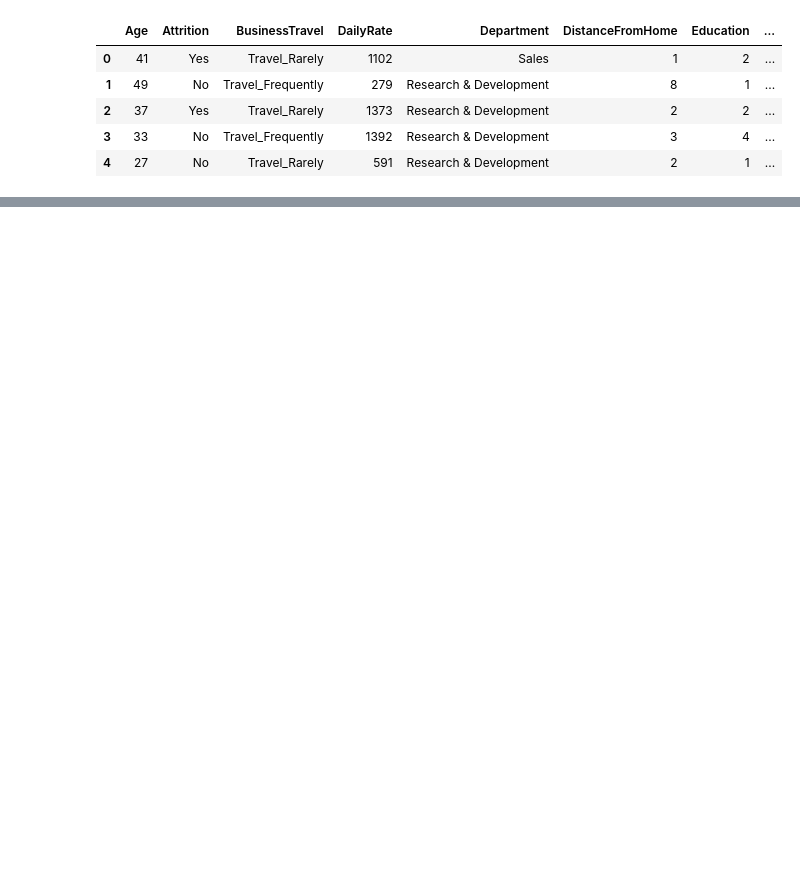
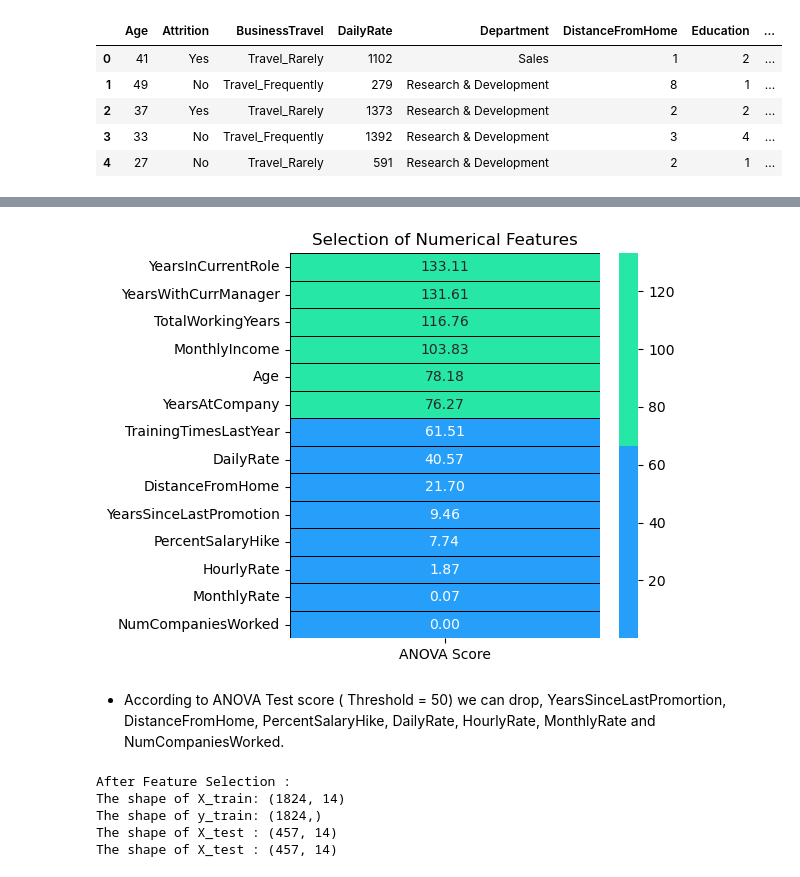
Before and after one commit to LasaK97/Employee-Attrition-and-Performance-EDA-Model-, a Jupyter notebook: src/model.ipynb, the cells around one changed output, grey strips where cells are left out. Drawn from its saved outputs; the diff is of its cells as text; code cells hidden in the pictures; blank space fills up the shorter version.

```diff
--- a/src/model.ipynb
+++ b/src/model.ipynb
@@ -52,0 +296,19 @@ emp_df.head()
+# %%
+numerical_features = ['Age', 'DailyRate', 'DistanceFromHome', 'HourlyRate', 'MonthlyIncome', 'MonthlyRate', 'NumCompaniesWorked',
+                 'PercentSalaryHike', 'TotalWorkingYears', 'TrainingTimesLastYear', 'YearsAtCompany',
+                 'YearsInCurrentRole', 'YearsSinceLastPromotion', 'YearsWithCurrManager']
+# %%
+num_features = X_train.loc[:,numerical_features]
+# %%
+best_features = SelectKBest(score_func = f_classif,k = 'all')
+fit = best_features.fit(num_features,target)
+
+featureScores = pd.DataFrame(data = fit.scores_,index = list(num_features.columns),columns = ['ANOVA Score'])
+
+plt.subplots(figsize = (5,5))
+sns.heatmap(featureScores.sort_values(ascending = False,by = 'ANOVA Score'),annot = True,cmap = custom_palette[0:2],linewidths = 0.4,linecolor = 'black',fmt = '.2f');
+plt.title('Selection of Numerical Features');
+# %% [output]
+[figure, added]
+# %% [markdown]
+- According to ANOVA Test score ( Threshold = 50) we can drop, YearsSinceLastPromortion, DistanceFromHome, PercentSalaryHike, DailyRate, HourlyRate, MonthlyRate and NumCompaniesWorked.
@@ -52,0 +324,12 @@ emp_df.head()
+# %%
+print('After Feature Selection : ')
+print('The shape of X_train: {}'.format(X_train.shape))
+print('The shape of y_train: {}'.format(y_train.shape))
+print('The shape of X_test : {}'.format(X_test.shape))
+print('The shape of X_test : {}'.format(X_test.shape))
+# %% [output]
+After Feature Selection :
+The shape of X_train: (1824, 14)
+The shape of y_train: (1824,)
+The shape of X_test : (457, 14)
+The shape of X_test : (457, 14)
```
Also changed, not shown: parts of 81 cells of this notebook, 6 other files.
